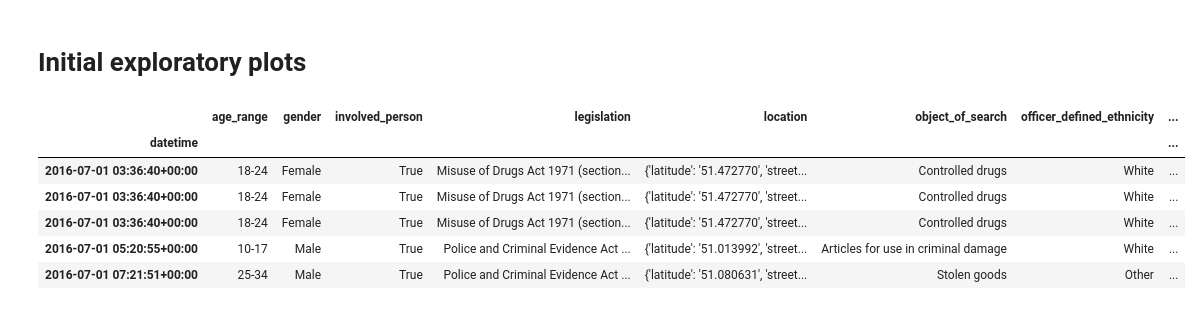
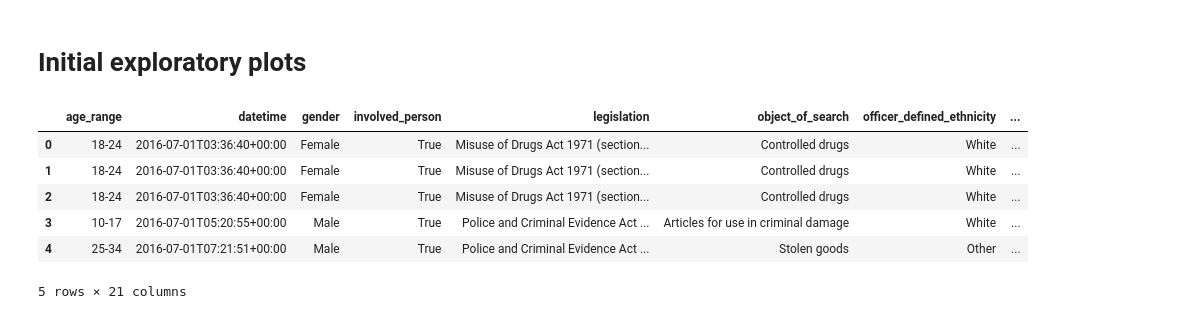
Before and after one commit to mathiasbruun/SDS19-Exam-Project, a Jupyter notebook: Exploratory plots.ipynb, the cells around one changed output. Saved outputs shown, nothing was run; the diff lists cells and outputs as text; code cells hidden in the pictures.

```diff
--- a/Exploratory plots.ipynb
+++ b/Exploratory plots.ipynb
@@ -9,20 +10,20 @@ import datetime
 
 plt.style.use('seaborn-darkgrid')
 # %%
-df = pd.read_csv('data_16-07_19_04.zip', compression = 'zip', low_memory = False)
+df = pd.read_csv('DataFrame_16-19_with_dicts.zip', compression = 'zip', low_memory = False)
 # %%
-df['datetime'] = pd.to_datetime(df['datetime'])
-df = df.set_index('datetime', drop = True)
+#df['datetime'] = pd.to_datetime(df['datetime'])
+#df = df.set_index('datetime', drop = True)
 
 df.head()
 # %% [output]
-|  | age_range | gender | involved_person | legislation | location | object_of_search | officer_defined_ethnicity | ... |
-| datetime |  |  |  |  |  |  |  | ... |
-| 2016-07-01 03:36:40+00:00 | 18-24 | Female | True | Misuse of Drugs Act 1971 (section... | {'latitude': '51.472770', 'street... | Controlled drugs | White | ... |
-| 2016-07-01 03:36:40+00:00 | 18-24 | Female | True | Misuse of Drugs Act 1971 (section... | {'latitude': '51.472770', 'street... | Controlled drugs | White | ... |
-| 2016-07-01 03:36:40+00:00 | 18-24 | Female | True | Misuse of Drugs Act 1971 (section... | {'latitude': '51.472770', 'street... | Controlled drugs | White | ... |
-| 2016-07-01 05:20:55+00:00 | 10-17 | Male | True | Police and Criminal Evidence Act ... | {'latitude': '51.013992', 'street... | Articles for use in criminal damage | White | ... |
-| 2016-07-01 07:21:51+00:00 | 25-34 | Male | True | Police and Criminal Evidence Act ... | {'latitude': '51.080631', 'street... | Stolen goods | Other | ... |
+|  | age_range | datetime | gender | involved_person | legislation | object_of_search | officer_defined_ethnicity | ... |
+| 0 | 18-24 | 2016-07-01T03:36:40+00:00 | Female | True | Misuse of Drugs Act 1971 (section... | Controlled drugs | White | ... |
+| 1 | 18-24 | 2016-07-01T03:36:40+00:00 | Female | True | Misuse of Drugs Act 1971 (section... | Controlled drugs | White | ... |
+| 2 | 18-24 | 2016-07-01T03:36:40+00:00 | Female | True | Misuse of Drugs Act 1971 (section... | Controlled drugs | White | ... |
+| 3 | 10-17 | 2016-07-01T05:20:55+00:00 | Male | True | Police and Criminal Evidence Act ... | Articles for use in criminal damage | White | ... |
+| 4 | 25-34 | 2016-07-01T07:21:51+00:00 | Male | True | Police and Criminal Evidence Act ... | Stolen goods | Other | ... |
+5 rows × 21 columns
 # %%
 df['gender']\
     .value_counts()\
```
Also changed, not shown: parts of 19 cells of this notebook, 2 other files.
